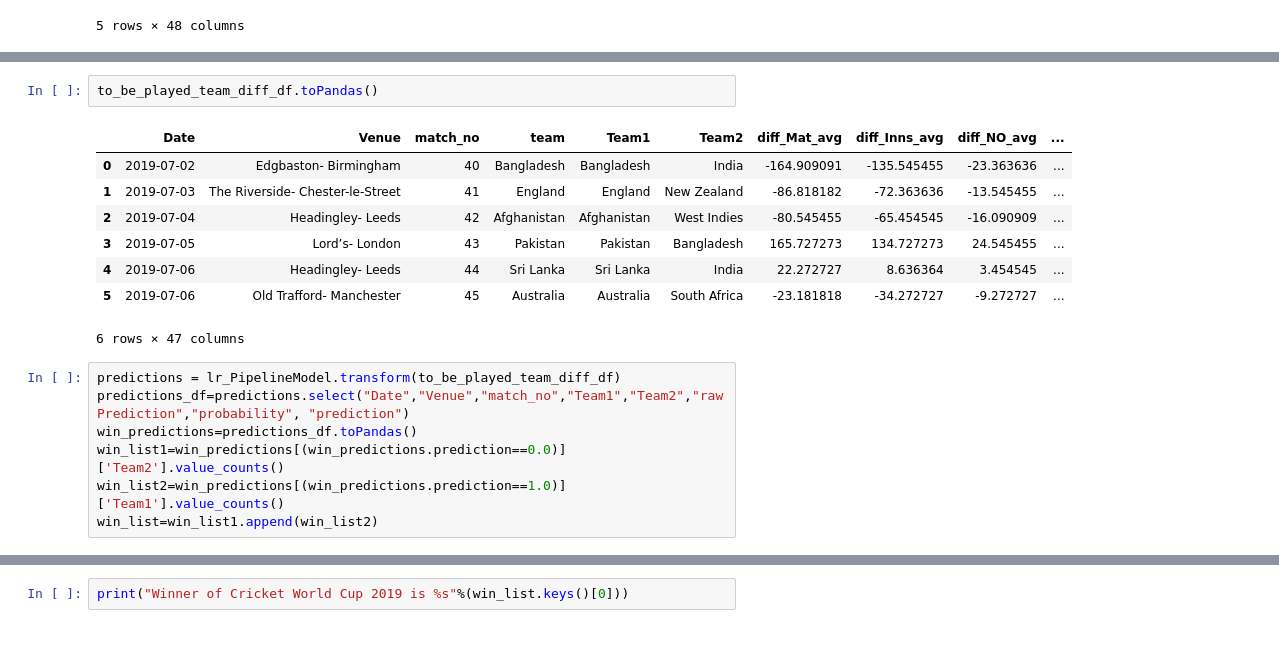
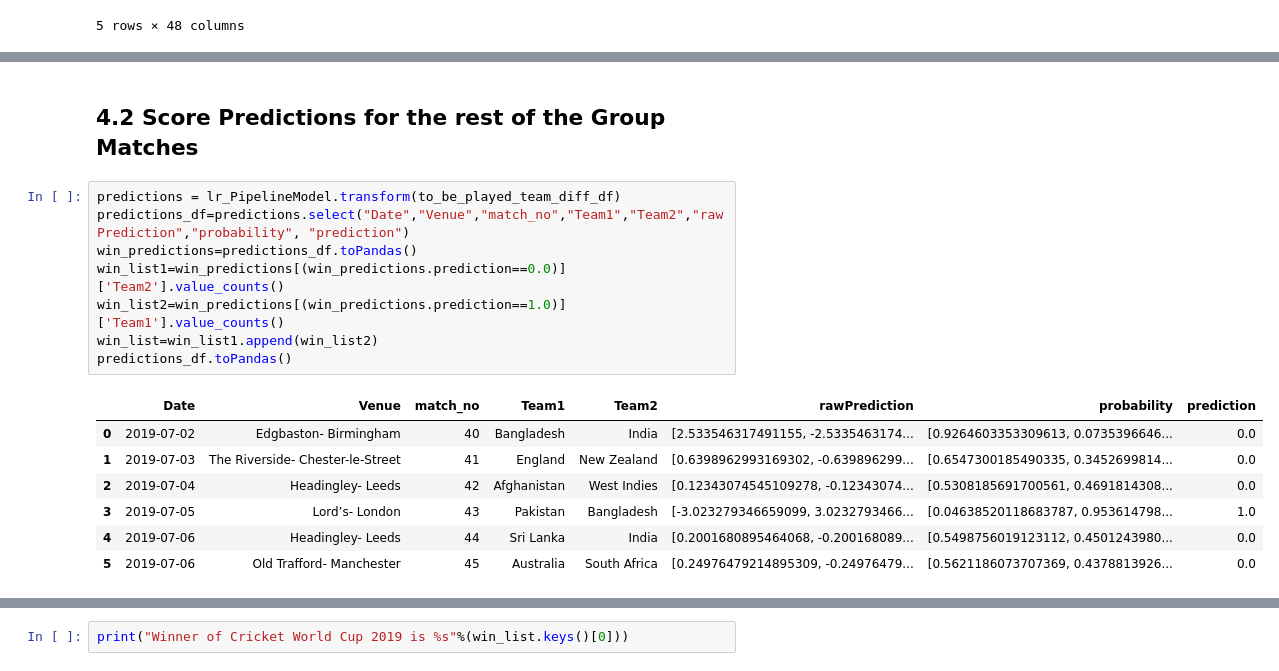
Before and after one commit to Pradeep39/cricket_analytics, a Jupyter notebook: Who+Will+Win+Cricket+World+Cup+2019.ipynb, the cells around one changed output, grey strips where cells are left out. Drawn from its saved outputs; the diff is of its cells as text; blank space fills up the shorter version.

```diff
--- a/Who+Will+Win+Cricket+World+Cup+2019.ipynb
+++ b/Who+Will+Win+Cricket+World+Cup+2019.ipynb
@@ -274,18 +310,18 @@ behavior, convert the 'datetime.date' to a datetime with
-# %%
-to_be_played_team_diff_df.toPandas()
-# %% [output]
-|  | Date | Venue | match_no | team | Team1 | Team2 | diff_Mat_avg | diff_Inns_avg | diff_NO_avg | ... |
-| 0 | 2019-07-02 | Edgbaston- Birmingham | 40 | Bangladesh | Bangladesh | India | -164.909091 | -135.545455 | -23.363636 | ... |
-| 1 | 2019-07-03 | The Riverside- Chester-le-Street | 41 | England | England | New Zealand | -86.818182 | -72.363636 | -13.545455 | ... |
-| 2 | 2019-07-04 | Headingley- Leeds | 42 | Afghanistan | Afghanistan | West Indies | -80.545455 | -65.454545 | -16.090909 | ... |
-| 3 | 2019-07-05 | Lord’s- London | 43 | Pakistan | Pakistan | Bangladesh | 165.727273 | 134.727273 | 24.545455 | ... |
-| 4 | 2019-07-06 | Headingley- Leeds | 44 | Sri Lanka | Sri Lanka | India | 22.272727 | 8.636364 | 3.454545 | ... |
-| 5 | 2019-07-06 | Old Trafford- Manchester | 45 | Australia | Australia | South Africa | -23.181818 | -34.272727 | -9.272727 | ... |
-6 rows × 47 columns
+# %% [markdown]
+## 4.2 Score Predictions for the rest of the Group Matches
 # %%
 predictions = lr_PipelineModel.transform(to_be_played_team_diff_df)
 predictions_df=predictions.select("Date","Venue","match_no","Team1","Team2","rawPrediction","probability", "prediction")
 win_predictions=predictions_df.toPandas()
 win_list1=win_predictions[(win_predictions.prediction==0.0)]['Team2'].value_counts()
 win_list2=win_predictions[(win_predictions.prediction==1.0)]['Team1'].value_counts()
 win_list=win_list1.append(win_list2)
+predictions_df.toPandas()
+# %% [output]
+|  | Date | Venue | match_no | Team1 | Team2 | rawPrediction | probability | prediction |
+| 0 | 2019-07-02 | Edgbaston- Birmingham | 40 | Bangladesh | India | [2.533546317491155, -2.5335463174... | [0.9264603353309613, 0.0735396646... | 0.0 |
+| 1 | 2019-07-03 | The Riverside- Chester-le-Street | 41 | England | New Zealand | [0.6398962993169302, -0.639896299... | [0.6547300185490335, 0.3452699814... | 0.0 |
+| 2 | 2019-07-04 | Headingley- Leeds | 42 | Afghanistan | West Indies | [0.12343074545109278, -0.12343074... | [0.5308185691700561, 0.4691814308... | 0.0 |
+| 3 | 2019-07-05 | Lord’s- London | 43 | Pakistan | Bangladesh | [-3.023279346659099, 3.0232793466... | [0.04638520118683787, 0.953614798... | 1.0 |
+| 4 | 2019-07-06 | Headingley- Leeds | 44 | Sri Lanka | India | [0.2001680895464068, -0.200168089... | [0.5498756019123112, 0.4501243980... | 0.0 |
+| 5 | 2019-07-06 | Old Trafford- Manchester | 45 | Australia | South Africa | [0.24976479214895309, -0.24976479... | [0.5621186073707369, 0.4378813926... | 0.0 |
```
Also changed, not shown: parts of 26 cells of this notebook.
